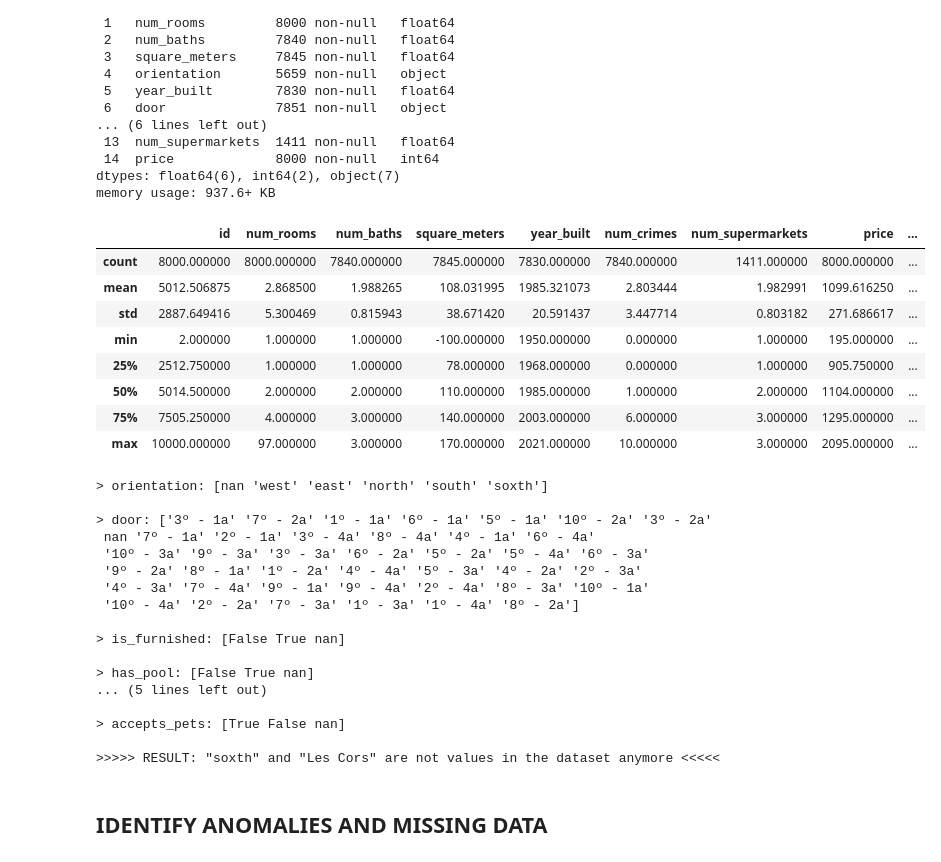
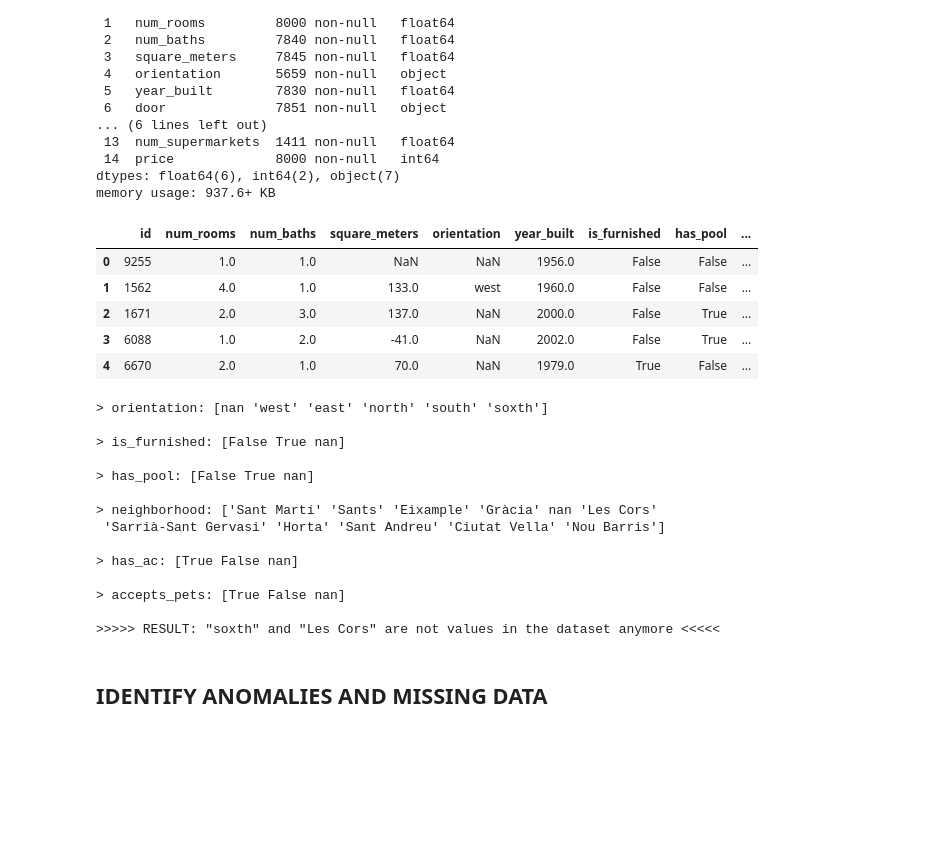
Before and after one commit to monbiote/Barcelona_Apartment_Price_Predictor, a Jupyter notebook: Sarria_nb.ipynb, the cells around one changed output. Cells and saved outputs as stored; diff of their text form; code cells hidden in the pictures; blank space fills up the shorter version.

```diff
--- a/Sarria_nb.ipynb
+++ b/Sarria_nb.ipynb
@@ -67,32 +67,36 @@ memory usage: 937.6+ KB
 # %%
 '''
 Before we start the rest of the exploration, we need to format some variables to make it easier and more intuitive.
 
 1. We will extract the variables floor and door from the variable 'door' and format them in a usable way.
 2. We will make sure that the variables have consistent labels.
 '''
 
 # We create variables floor and door from the variable 'door'
 
 df_train['num_floor'] = pd.to_numeric(df_train['door'].str.split('º').str[0], errors = 'coerce')
 df_train.describe()
 
 #print(df_train['door'].unique())
 #print(df_train['door'].str.split(' '))
 
 df_train['num_floor'] = pd.to_numeric(df_train['door'].str.split('º').str[0], errors = 'coerce')
 df_train['num_door'] = pd.to_numeric(df_train['door'].str.split(' ').str[2].str[0], errors = 'coerce')
 df_train.describe()
+
+'''
+Now that we have the variables floor and door, we can delete the variable 'door'.
+'''
+
+df_train = df_train.drop(['door'], axis = 1)
+display(df_train.head())
 # %% [output]
-|  | id | num_rooms | num_baths | square_meters | year_built | num_crimes | num_supermarkets | price | ... |
-| count | 8000.000000 | 8000.000000 | 7840.000000 | 7845.000000 | 7830.000000 | 7840.000000 | 1411.000000 | 8000.000000 | ... |
-| mean | 5012.506875 | 2.868500 | 1.988265 | 108.031995 | 1985.321073 | 2.803444 | 1.982991 | 1099.616250 | ... |
-| std | 2887.649416 | 5.300469 | 0.815943 | 38.671420 | 20.591437 | 3.447714 | 0.803182 | 271.686617 | ... |
-| min | 2.000000 | 1.000000 | 1.000000 | -100.000000 | 1950.000000 | 0.000000 | 1.000000 | 195.000000 | ... |
-| 25% | 2512.750000 | 1.000000 | 1.000000 | 78.000000 | 1968.000000 | 0.000000 | 1.000000 | 905.750000 | ... |
-| 50% | 5014.500000 | 2.000000 | 2.000000 | 110.000000 | 1985.000000 | 1.000000 | 2.000000 | 1104.000000 | ... |
-| 75% | 7505.250000 | 4.000000 | 3.000000 | 140.000000 | 2003.000000 | 6.000000 | 3.000000 | 1295.000000 | ... |
-| max | 10000.000000 | 97.000000 | 3.000000 | 170.000000 | 2021.000000 | 10.000000 | 3.000000 | 2095.000000 | ... |
+|  | id | num_rooms | num_baths | square_meters | orientation | year_built | is_furnished | has_pool | ... |
+| 0 | 9255 | 1.0 | 1.0 | NaN | NaN | 1956.0 | False | False | ... |
+| 1 | 1562 | 4.0 | 1.0 | 133.0 | west | 1960.0 | False | False | ... |
+| 2 | 1671 | 2.0 | 3.0 | 137.0 | NaN | 2000.0 | False | True | ... |
+| 3 | 6088 | 1.0 | 2.0 | -41.0 | NaN | 2002.0 | False | True | ... |
+| 4 | 6670 | 2.0 | 1.0 | 70.0 | NaN | 1979.0 | True | False | ... |
 # %%
 # We study the different labels that non-numeric variables have
 
@@ -113,18 +117,15 @@ if not df_train['orientation'].isin(['soxth']).any() and not df_train['neighborh
     print('>>>>> RESULT: "soxth" and "Les Cors" are not values in the dataset anymore <<<<<')
 # %% [output]
 > orientation: [nan 'west' 'east' 'north' 'south' 'soxth']
-
-> door: ['3º - 1a' '7º - 2a' '1º - 1a' '6º - 1a' '5º - 1a' '10º - 2a' '3º - 2a'
- nan '7º - 1a' '2º - 1a' '3º - 4a' '8º - 4a' '4º - 1a' '6º - 4a'
- '10º - 3a' '9º - 3a' '3º - 3a' '6º - 2a' '5º - 2a' '5º - 4a' '6º - 3a'
- '9º - 2a' '8º - 1a' '1º - 2a' '4º - 4a' '5º - 3a' '4º - 2a' '2º - 3a'
- '4º - 3a' '7º - 4a' '9º - 1a' '9º - 4a' '2º - 4a' '8º - 3a' '10º - 1a'
- '10º - 4a' '2º - 2a' '7º - 3a' '1º - 3a' '1º - 4a' '8º - 2a']
 
 > is_furnished: [False True nan]
 
 > has_pool: [False True nan]
-... (5 lines left out)
+
+> neighborhood: ['Sant Martí' 'Sants' 'Eixample' 'Gràcia' nan 'Les Cors'
+ 'Sarrià-Sant Gervasi' 'Horta' 'Sant Andreu' 'Ciutat Vella' 'Nou Barris']
+
+> has_ac: [True False nan]
 
 > accepts_pets: [True False nan]
 
```
Also changed, not shown: parts of 7 cells of this notebook.
